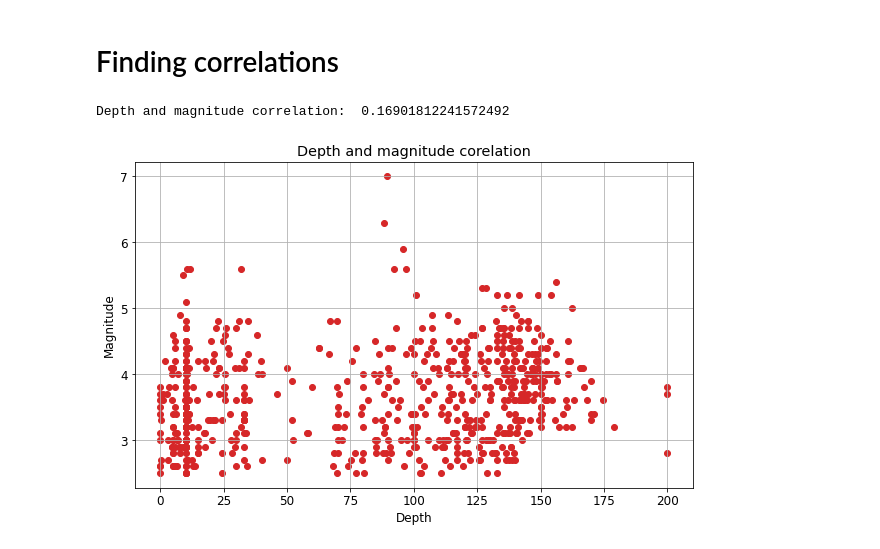
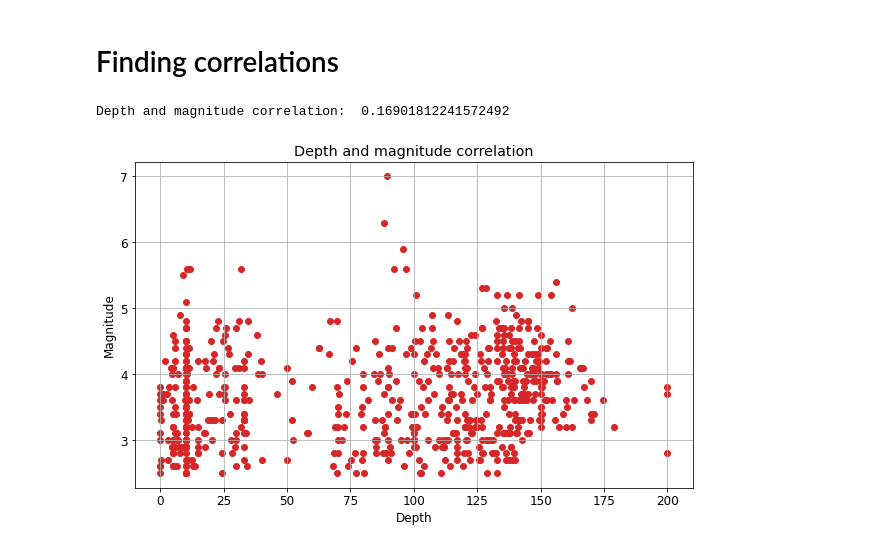
Before and after one commit to Irikos/infoVisualization, a Jupyter notebook: Romania Earthquakes - Exploratory data analysis.ipynb, the cells around one changed output. Saved outputs shown, nothing was run; the diff lists cells and outputs as text; code cells hidden in the pictures.

Commit message:
add Depth and magnitude correlation

```diff
--- a/Romania Earthquakes - Exploratory data analysis.ipynb
+++ b/Romania Earthquakes - Exploratory data analysis.ipynb
@@ -140,22 +140,22 @@ ax.grid(True)
 # %% [markdown]
 # Finding correlations
 # %%
-# We want to see if we can spot a corelation
+# We want to see if we can spot a correlation
 # between depth and magnitude
 
 fig, ax = plt.subplots(figsize=(10, 6))
 
 # Specify how our lines should look
 ax.scatter(df.depth, df.mag, color='tab:red')
 
 # Same as above
 ax.set_xlabel('Depth')
 ax.set_ylabel('Magnitude')
-ax.set_title('Depth and magnitude corelation')
+ax.set_title('Depth and magnitude correlation')
 ax.grid(True)
 
 correlation = df["depth"].corr(df["mag"])
 print("Depth and magnitude correlation: ", correlation)
 # %% [output]
 Depth and magnitude correlation:  0.16901812241572492
-[figure, old version]
+[figure, new version]
```
